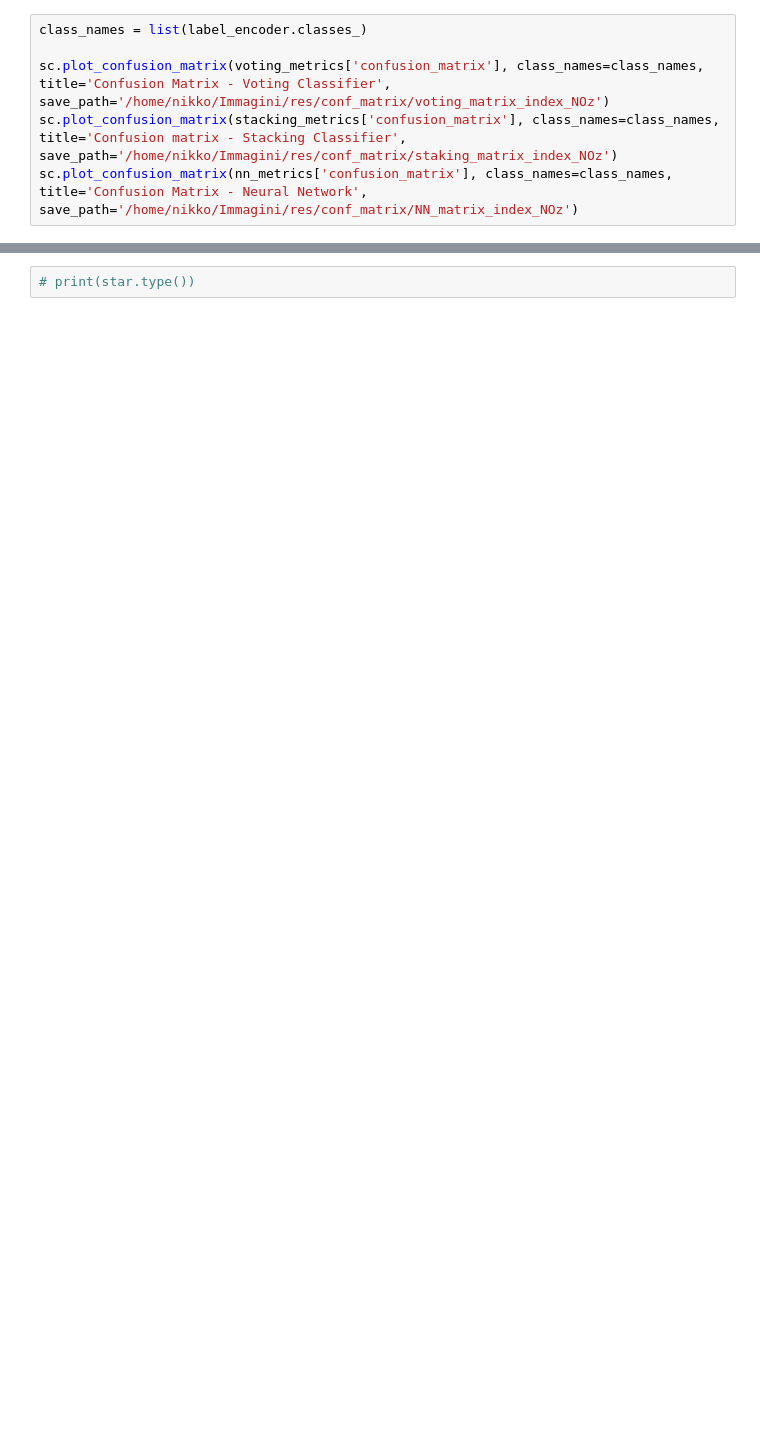
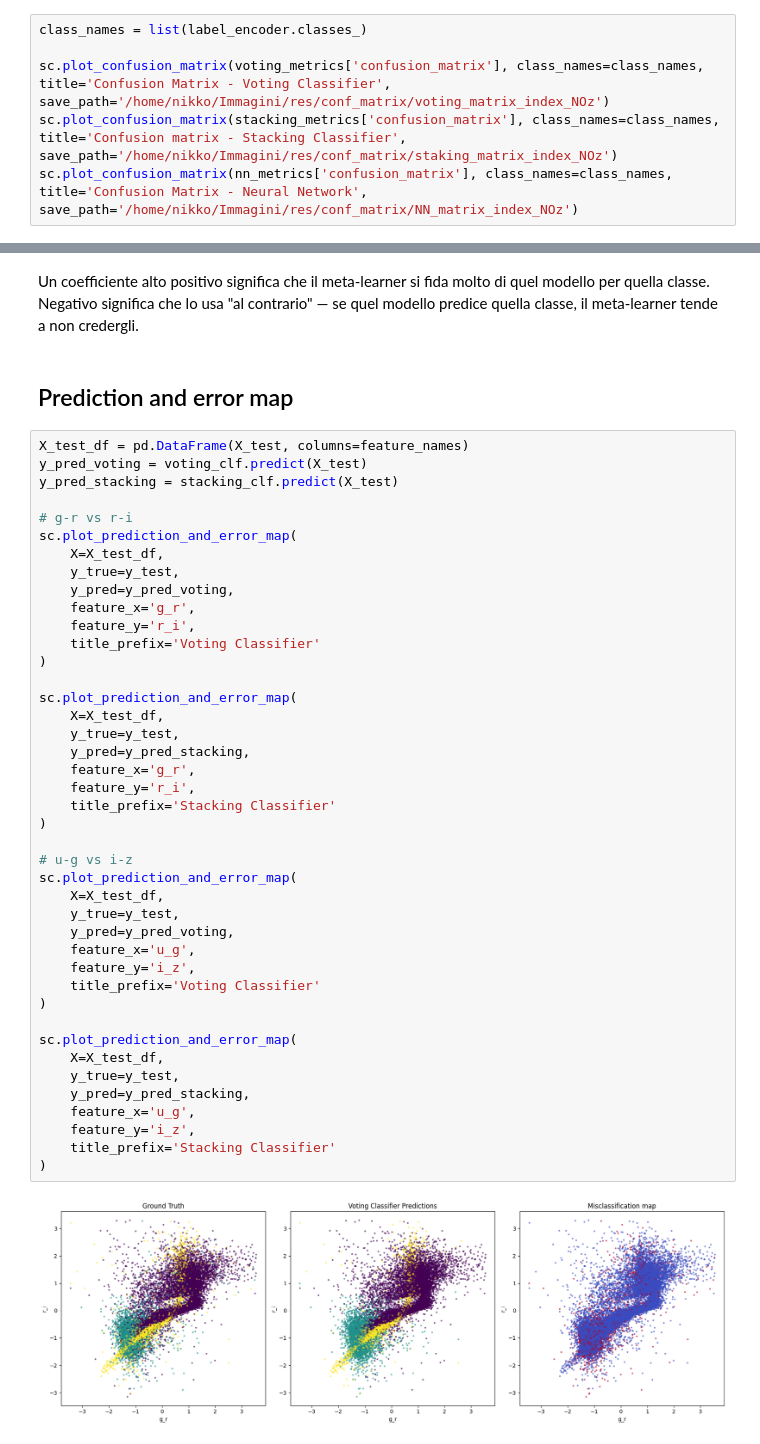
Before and after one commit to nicolomeneguzzo/Computational-Physics-2026, a Jupyter notebook: Astrophysical-Objects-Recognition/notebooks/classificator_compare.ipynb, the cells around one changed output, grey strips where cells are left out. Drawn from its saved outputs; the diff is of its cells as text; blank space fills up the shorter version.

```diff
--- a/Astrophysical-Objects-Recognition/notebooks/classificator_compare.ipynb
+++ b/Astrophysical-Objects-Recognition/notebooks/classificator_compare.ipynb
@@ -317,2 +334,48 @@ False
-# %%
-# print(star.type())
+# %% [markdown]
+Un coefficiente alto positivo significa che il meta-learner si fida molto di quel modello per quella classe. Negativo significa che lo usa "al contrario" — se quel modello predice quella classe, il meta-learner tende a non credergli.
+# %% [markdown]
+## Prediction and error map ##
+# %%
+X_test_df = pd.DataFrame(X_test, columns=feature_names)
+y_pred_voting = voting_clf.predict(X_test)
+y_pred_stacking = stacking_clf.predict(X_test)
+
+# g-r vs r-i
+sc.plot_prediction_and_error_map(
+    X=X_test_df,
+    y_true=y_test,
+    y_pred=y_pred_voting,
+    feature_x='g_r',
+    feature_y='r_i',
+    title_prefix='Voting Classifier'
+)
+
+sc.plot_prediction_and_error_map(
+    X=X_test_df,
+    y_true=y_test,
+    y_pred=y_pred_stacking,
+    feature_x='g_r',
+    feature_y='r_i',
+    title_prefix='Stacking Classifier'
+)
+
+# u-g vs i-z
+sc.plot_prediction_and_error_map(
+    X=X_test_df,
+    y_true=y_test,
+    y_pred=y_pred_voting,
+    feature_x='u_g',
+    feature_y='i_z',
+    title_prefix='Voting Classifier'
+)
+
+sc.plot_prediction_and_error_map(
+    X=X_test_df,
+    y_true=y_test,
+    y_pred=y_pred_stacking,
+    feature_x='u_g',
+    feature_y='i_z',
+    title_prefix='Stacking Classifier'
+)
+# %% [output]
+[figure, added]
```
Also changed, not shown: parts of 14 cells of this notebook, 5 other files.
